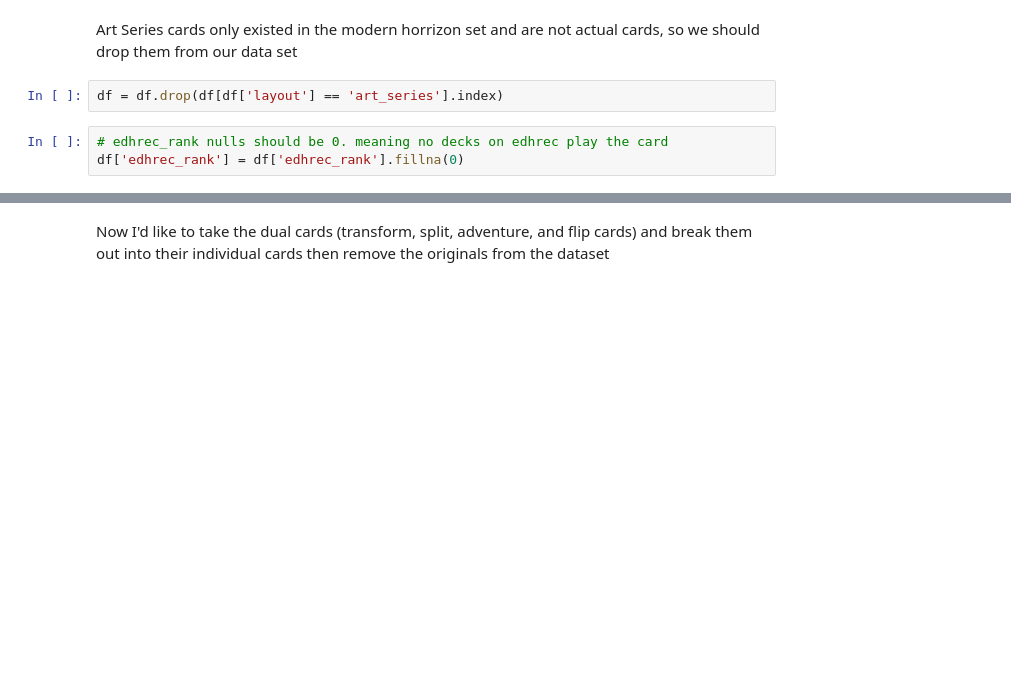
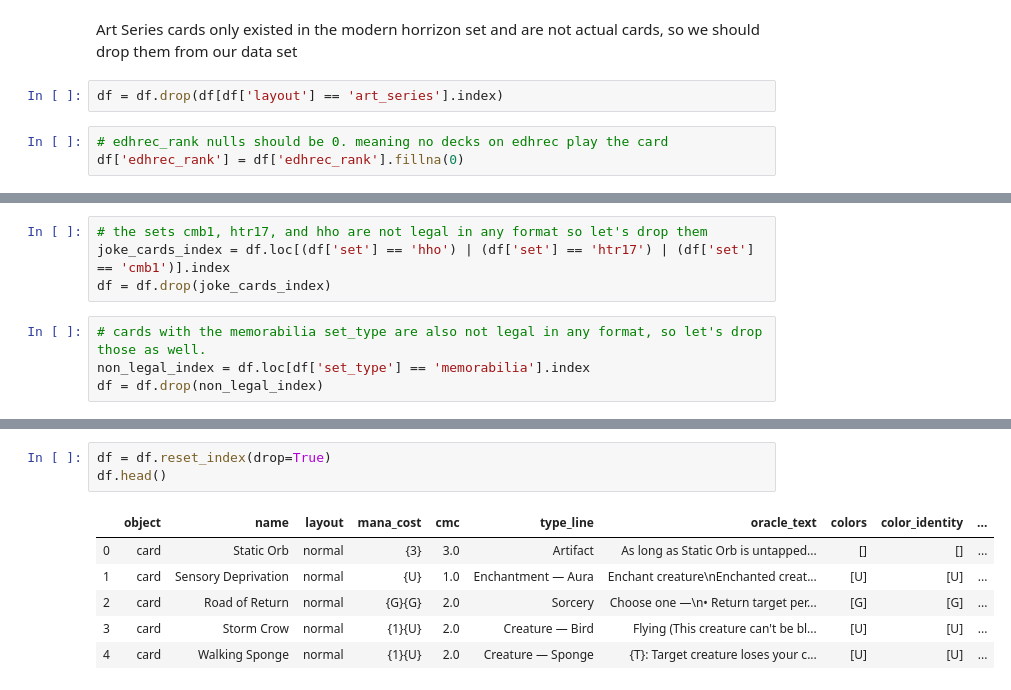
Before and after one commit to CreightonAshton/MTG_Recommender, a Jupyter notebook: Code/01 - Cleaning.ipynb, the cells around one changed output, grey strips where cells are left out. Saved outputs shown, nothing was run; the diff lists cells and outputs as text; blank space fills up the shorter version.

```diff
--- a/Code/01 - Cleaning.ipynb
+++ b/Code/01 - Cleaning.ipynb
@@ -194,0 +211,8 @@ df.shape
+# %%
+# the sets cmb1, htr17, and hho are not legal in any format so let's drop them
+joke_cards_index = df.loc[(df['set'] == 'hho') | (df['set'] == 'htr17') | (df['set'] == 'cmb1')].index
+df = df.drop(joke_cards_index)
+# %%
+# cards with the memorabilia set_type are also not legal in any format, so let's drop those as well.
+non_legal_index = df.loc[df['set_type'] == 'memorabilia'].index
+df = df.drop(non_legal_index)
@@ -232,3 +263,11 @@ flip          27
 Name: layout, dtype: int64
-# %% [markdown]
-Now I'd like to take the dual cards (transform, split, adventure, and flip cards) and break them out into their individual cards then remove the originals from the dataset
+# %%
+df = df.reset_index(drop=True)
+df.head()
+# %% [output]
+|  | object | name | layout | mana_cost | cmc | type_line | oracle_text | colors | color_identity | ... |
+| 0 | card | Static Orb | normal | {3} | 3.0 | Artifact | As long as Static Orb is untapped... | [] | [] | ... |
+| 1 | card | Sensory Deprivation | normal | {U} | 1.0 | Enchantment — Aura | Enchant creature\nEnchanted creat... | [U] | [U] | ... |
+| 2 | card | Road of Return | normal | {G}{G} | 2.0 | Sorcery | Choose one —\n• Return target per... | [G] | [G] | ... |
+| 3 | card | Storm Crow | normal | {1}{U} | 2.0 | Creature — Bird | Flying (This creature can't be bl... | [U] | [U] | ... |
+| 4 | card | Walking Sponge | normal | {1}{U} | 2.0 | Creature — Sponge | {T}: Target creature loses your c... | [U] | [U] | ... |
```
Also changed, not shown: parts of 67 cells of this notebook, 1 other file.
